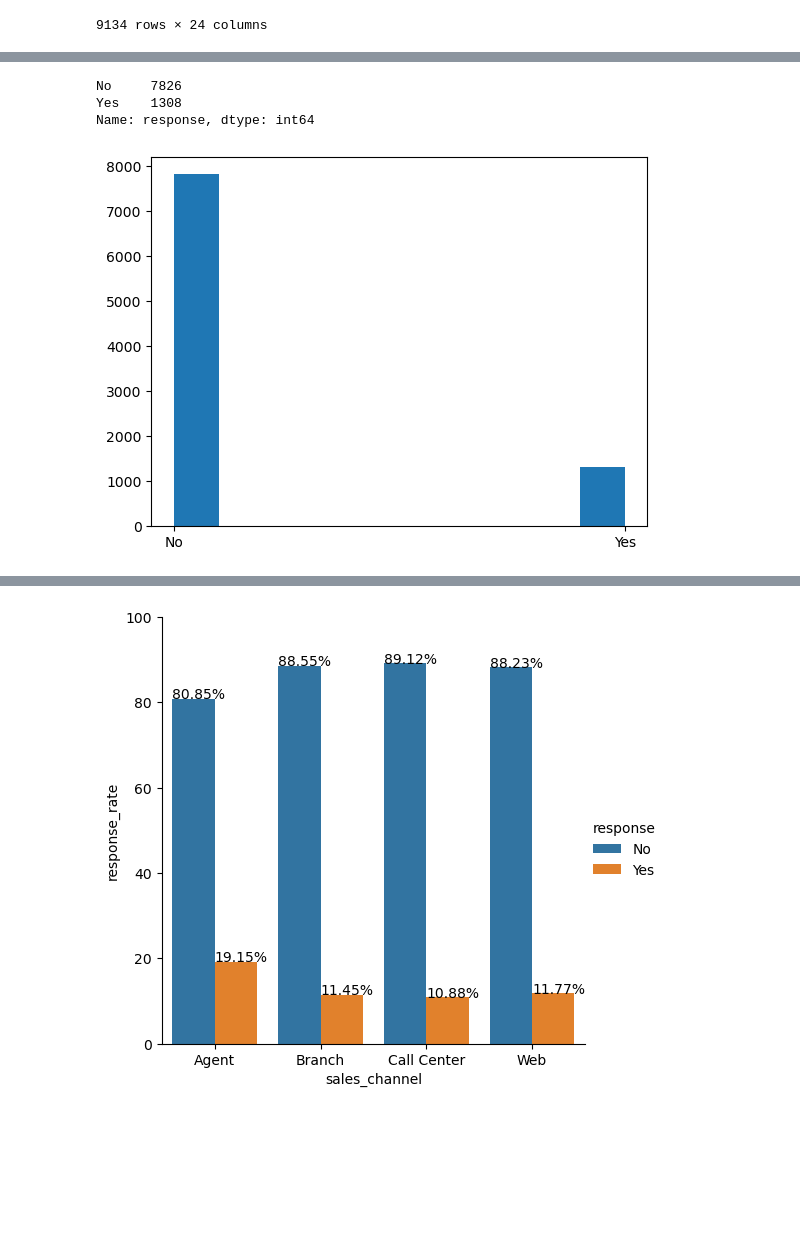
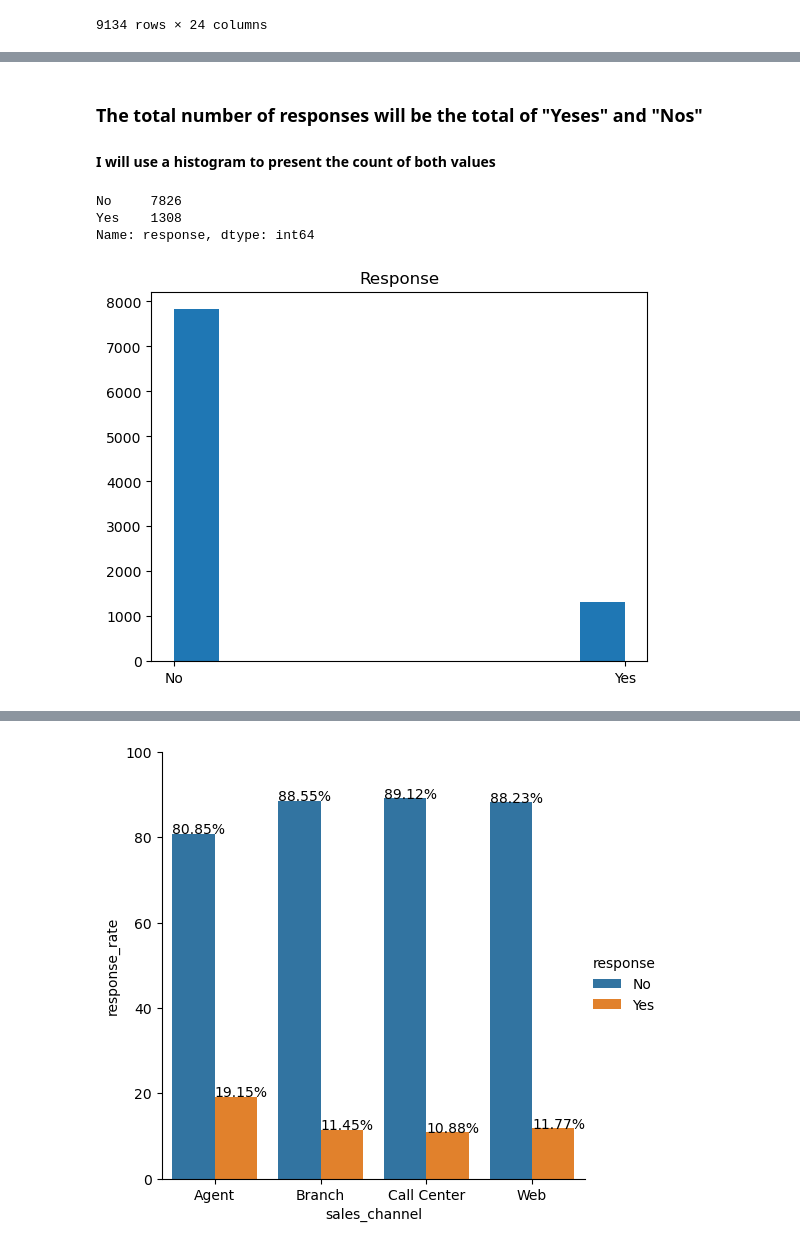
Before and after one commit to Evangelos-Z/lab-customer-analysis-round-5, a Jupyter notebook: files_for_lab/csv_files/lab-customer-analysis-round-5.ipynb, the cells around one changed output, grey strips where cells are left out. Saved outputs shown, nothing was run; the diff lists cells and outputs as text; code cells hidden in the pictures; blank space fills up the shorter version.

```diff
--- a/files_for_lab/csv_files/lab-customer-analysis-round-5.ipynb
+++ b/files_for_lab/csv_files/lab-customer-analysis-round-5.ipynb
@@ -100,3 +122,6 @@ data['response'].isna().sum()
+# %% [markdown]
+### The total number of responses will be the total of "Yeses" and "Nos"
+#### I will use a histogram to present the count of both values
 # %%
 data['response'].value_counts()
 # %% [output]
@@ -104,8 +129,10 @@ No     7826
 Yes    1308
 Name: response, dtype: int64
 # %%
-#data['response'].hist()
+# separately
+
 plt.hist(data['response'])
+plt.title('Response')
 plt.show()
 # %% [output]
-[figure, old version]
+[figure, new version]
```
Also changed, not shown: parts of 100 cells of this notebook.
